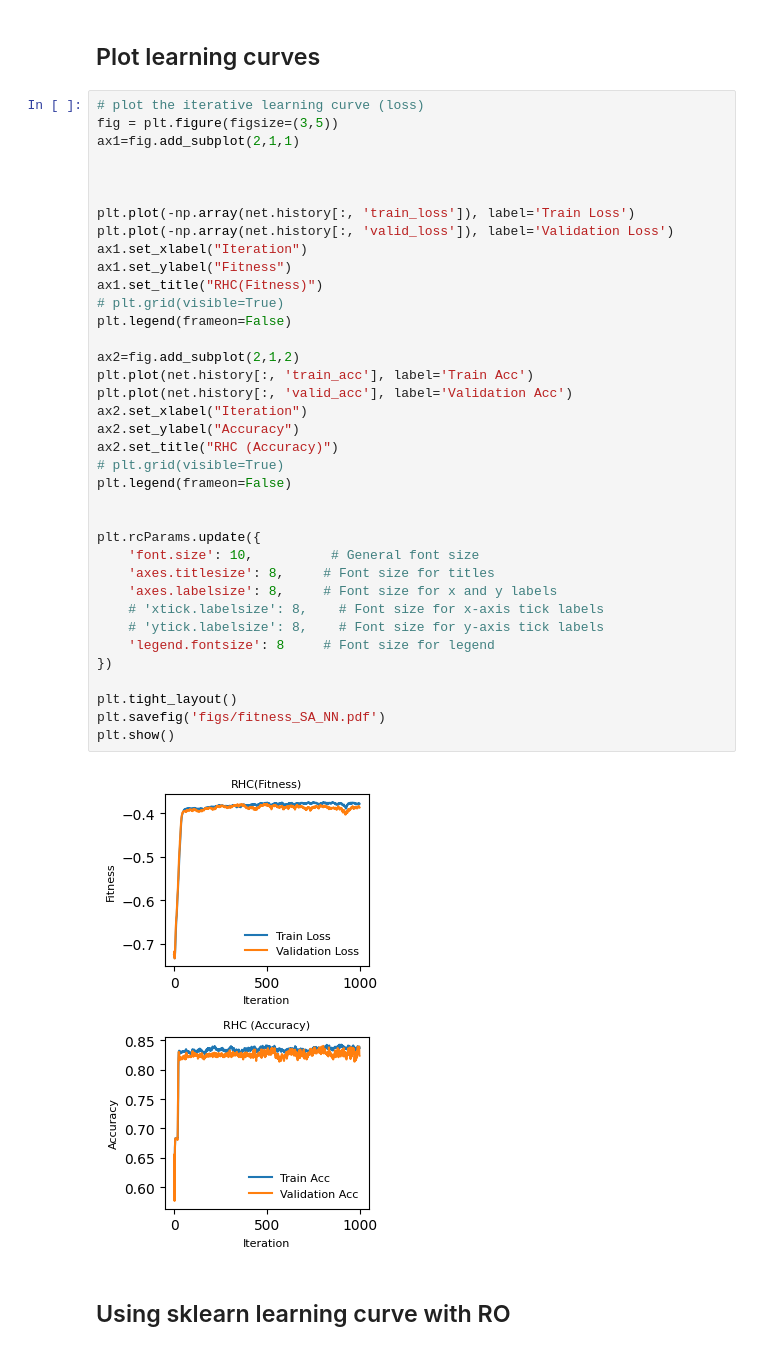
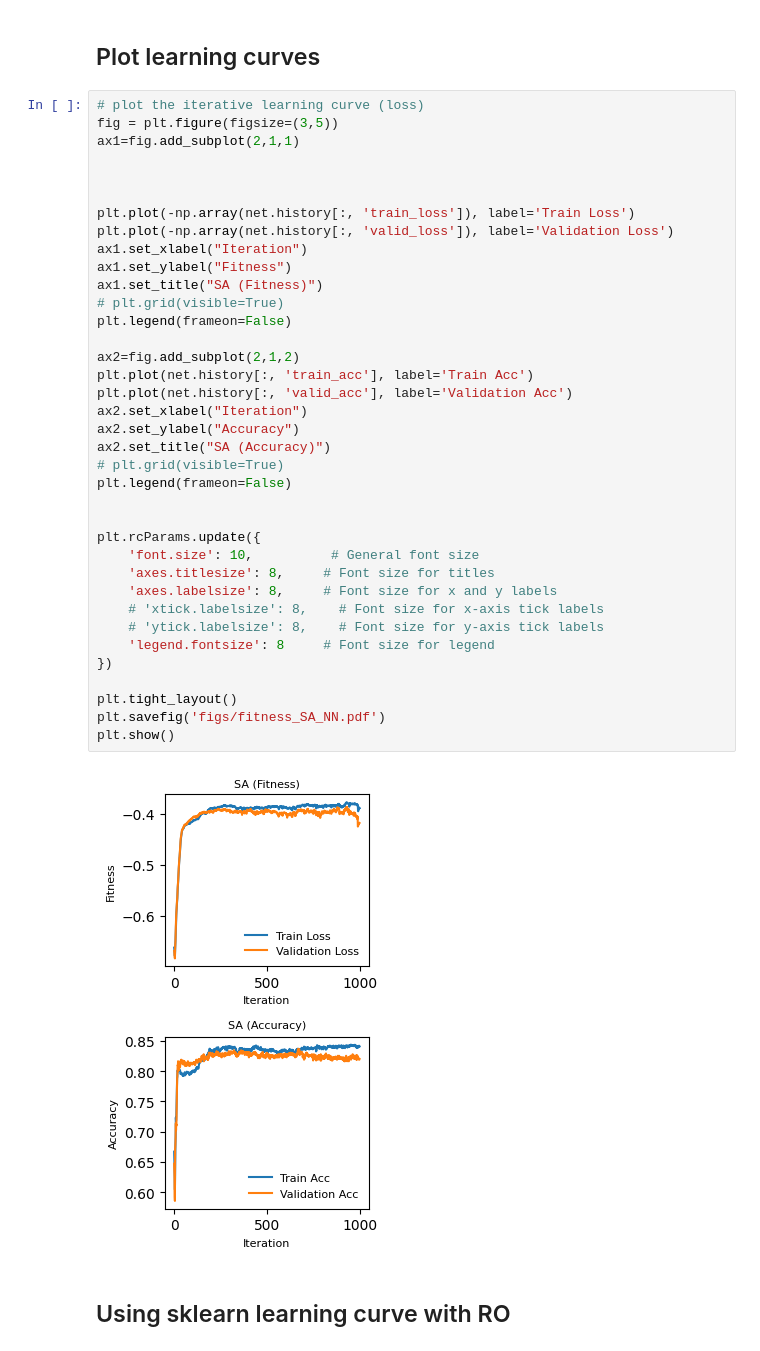
Before and after one commit to 19revey/CS7641, a Jupyter notebook: A2/sa_opt_network.ipynb, the cells around one changed output. Cells and saved outputs as stored; diff of their text form.

```diff
--- a/A2/sa_opt_network.ipynb
+++ b/A2/sa_opt_network.ipynb
@@ -60,36 +61,36 @@ ax1=fig.add_subplot(2,1,1)
 
 plt.plot(-np.array(net.history[:, 'train_loss']), label='Train Loss')
 plt.plot(-np.array(net.history[:, 'valid_loss']), label='Validation Loss')
 ax1.set_xlabel("Iteration")
 ax1.set_ylabel("Fitness")
-ax1.set_title("RHC(Fitness)")
+ax1.set_title("SA (Fitness)")
 # plt.grid(visible=True)
 plt.legend(frameon=False)
 
 ax2=fig.add_subplot(2,1,2)
 plt.plot(net.history[:, 'train_acc'], label='Train Acc')
 plt.plot(net.history[:, 'valid_acc'], label='Validation Acc')
 ax2.set_xlabel("Iteration")
 ax2.set_ylabel("Accuracy")
-ax2.set_title("RHC (Accuracy)")
+ax2.set_title("SA (Accuracy)")
 # plt.grid(visible=True)
 plt.legend(frameon=False)
 
 
 plt.rcParams.update({
     'font.size': 10,          # General font size
     'axes.titlesize': 8,     # Font size for titles
     'axes.labelsize': 8,     # Font size for x and y labels
     # 'xtick.labelsize': 8,    # Font size for x-axis tick labels
     # 'ytick.labelsize': 8,    # Font size for y-axis tick labels
     'legend.fontsize': 8     # Font size for legend
 })
 
 plt.tight_layout()
 plt.savefig('figs/fitness_SA_NN.pdf')
 plt.show()
 # %% [output]
-[figure, old version]
+[figure, new version]
 # %% [markdown]
 ## Using sklearn learning curve with RO
 # %%
```
Also changed, not shown: parts of 2 cells of this notebook, 2 other files.
